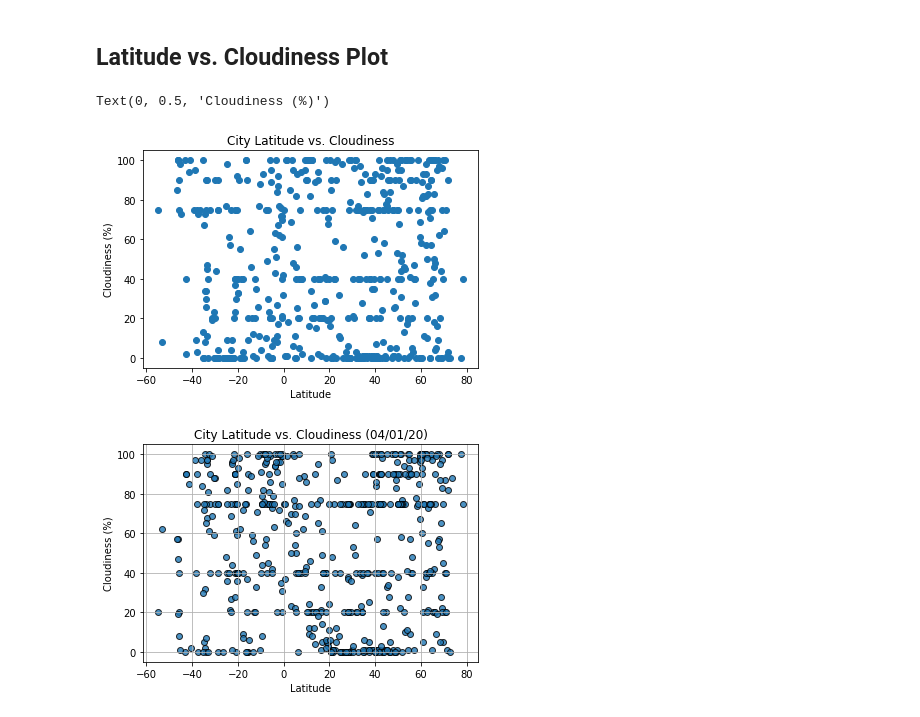
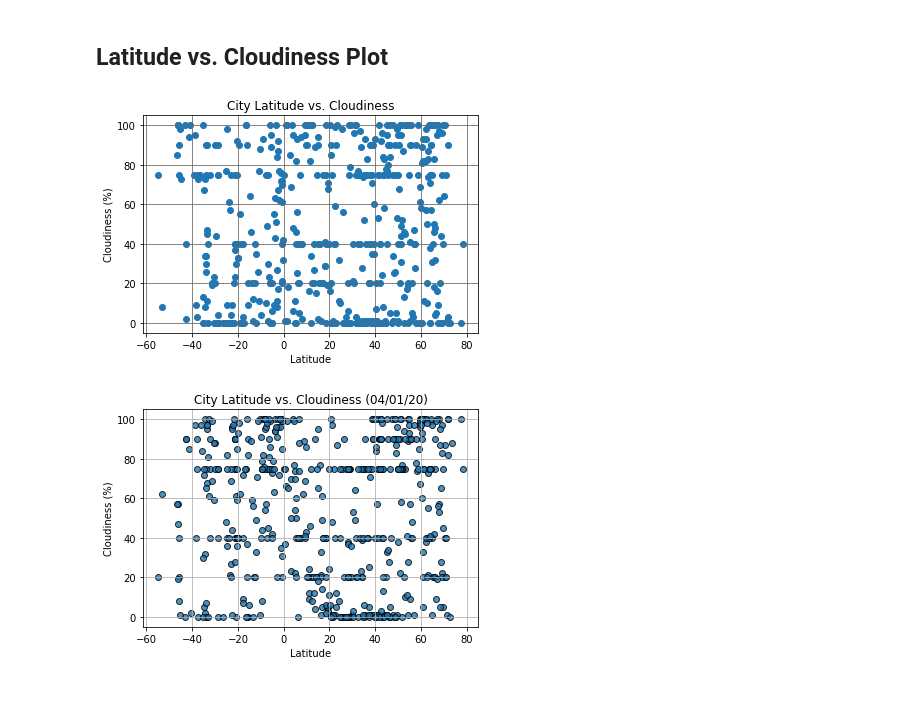
Before and after one commit to chenchcgt/python-api-challenge, a Jupyter notebook: WeatherPy/starter_code/WeatherPy.ipynb, the cells around one changed output. Saved outputs shown, nothing was run; the diff lists cells and outputs as text; code cells hidden in the pictures.

```diff
--- a/WeatherPy/starter_code/WeatherPy.ipynb
+++ b/WeatherPy/starter_code/WeatherPy.ipynb
@@ -339,15 +339,15 @@ Text(0, 0.5, 'Humidity (%)')
 # %%
 lat = clean_city_data_df['Lat']
 cloudiness = clean_city_data_df['Cloudiness']
 # print(temp)
 
 plt.scatter(lat,cloudiness)
 plt.title('City Latitude vs. Cloudiness')
 plt.xlabel('Latitude')
 plt.ylabel('Cloudiness (%)')
+plt.grid(b=True, which='major', color='#666666', linestyle='-')
 # %% [output]
-Text(0, 0.5, 'Cloudiness (%)')
-[figure, old version]
+[figure, new version]
 # %%
 # %% [output]
 [figure]
```
Also changed, not shown: parts of 16 cells of this notebook.
